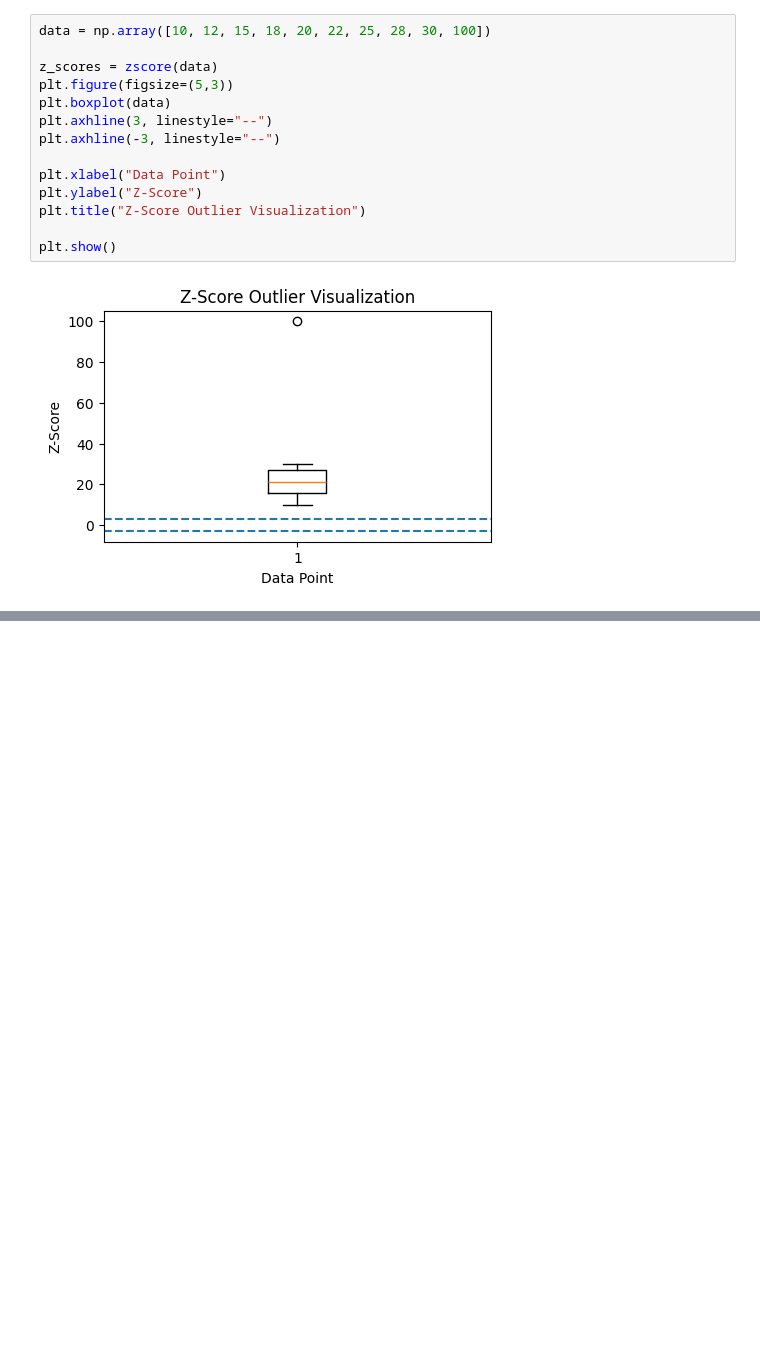
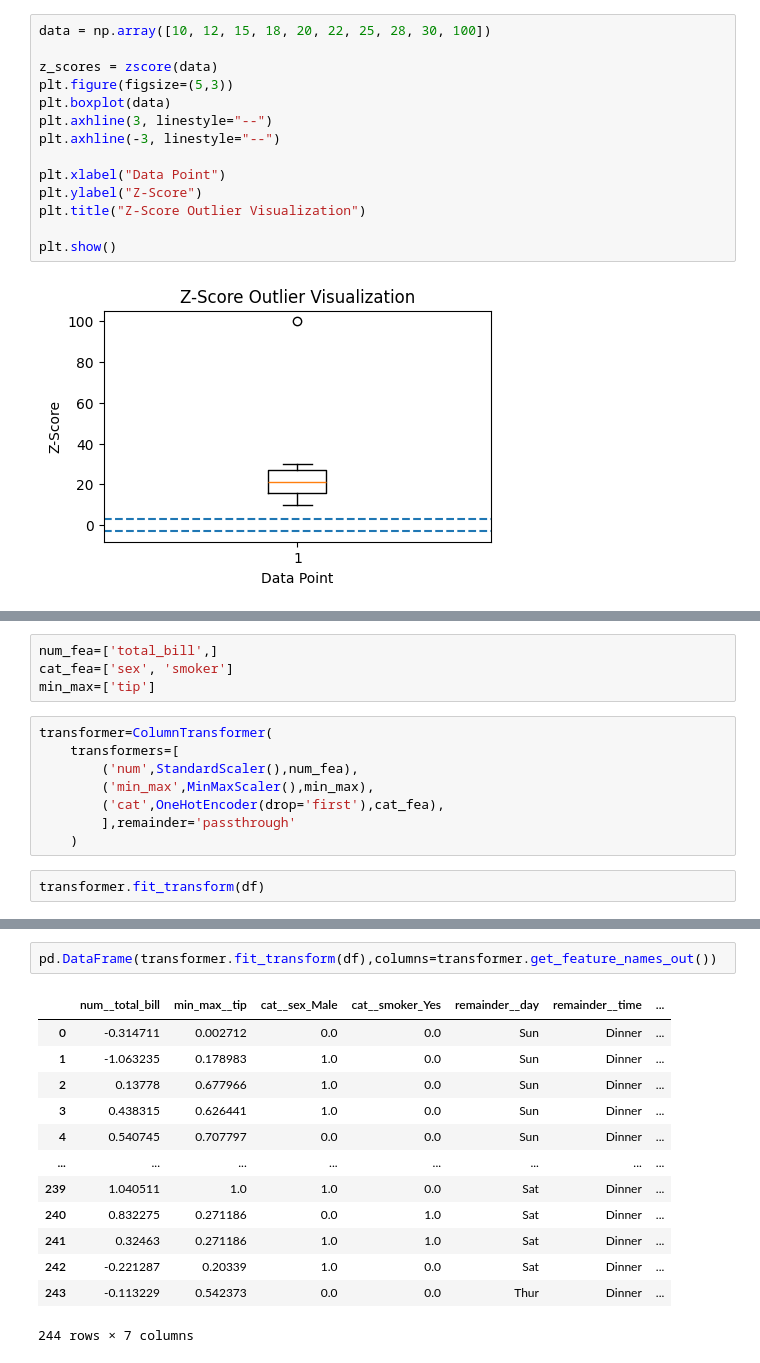
Before and after one commit to chourasiyamayank767-droid/Ricr.ML, a Jupyter notebook: ML_class5.ipynb, the cells around one changed output, grey strips where cells are left out. Drawn from its saved outputs; the diff is of its cells as text; blank space fills up the shorter version.

```diff
--- a/ML_class5.ipynb
+++ b/ML_class5.ipynb
@@ -37,0 +131,14 @@ plt.show()
+# %%
+num_fea=['total_bill',]
+cat_fea=['sex', 'smoker']
+min_max=['tip']
+# %%
+transformer=ColumnTransformer(
+    transformers=[
+        ('num',StandardScaler(),num_fea),
+        ('min_max',MinMaxScaler(),min_max),
+        ('cat',OneHotEncoder(drop='first'),cat_fea),
+        ],remainder='passthrough'
+    )
+# %%
+transformer.fit_transform(df)
@@ -37,0 +159,16 @@ plt.show()
+# %%
+pd.DataFrame(transformer.fit_transform(df),columns=transformer.get_feature_names_out())
+# %% [output]
+|  | num__total_bill | min_max__tip | cat__sex_Male | cat__smoker_Yes | remainder__day | remainder__time | ... |
+| 0 | -0.314711 | 0.002712 | 0.0 | 0.0 | Sun | Dinner | ... |
+| 1 | -1.063235 | 0.178983 | 1.0 | 0.0 | Sun | Dinner | ... |
+| 2 | 0.13778 | 0.677966 | 1.0 | 0.0 | Sun | Dinner | ... |
+| 3 | 0.438315 | 0.626441 | 1.0 | 0.0 | Sun | Dinner | ... |
+| 4 | 0.540745 | 0.707797 | 0.0 | 0.0 | Sun | Dinner | ... |
+| ... | ... | ... | ... | ... | ... | ... | ... |
+| 239 | 1.040511 | 1.0 | 1.0 | 0.0 | Sat | Dinner | ... |
+| 240 | 0.832275 | 0.271186 | 0.0 | 1.0 | Sat | Dinner | ... |
+| 241 | 0.32463 | 0.271186 | 1.0 | 1.0 | Sat | Dinner | ... |
+| 242 | -0.221287 | 0.20339 | 1.0 | 0.0 | Sat | Dinner | ... |
+| 243 | -0.113229 | 0.542373 | 0.0 | 0.0 | Thur | Dinner | ... |
+244 rows × 7 columns
```
Also changed, not shown: parts of 17 cells of this notebook.
